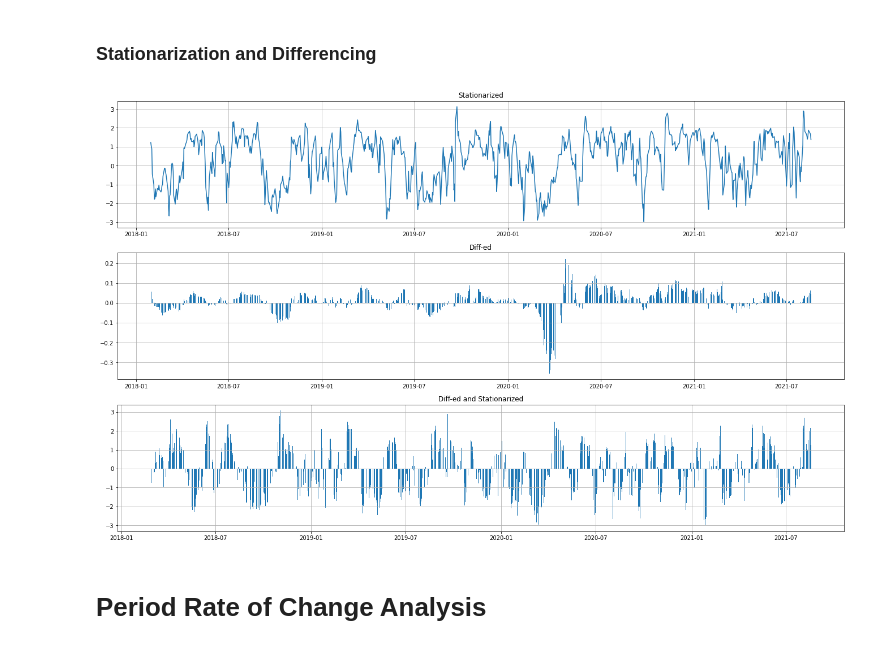
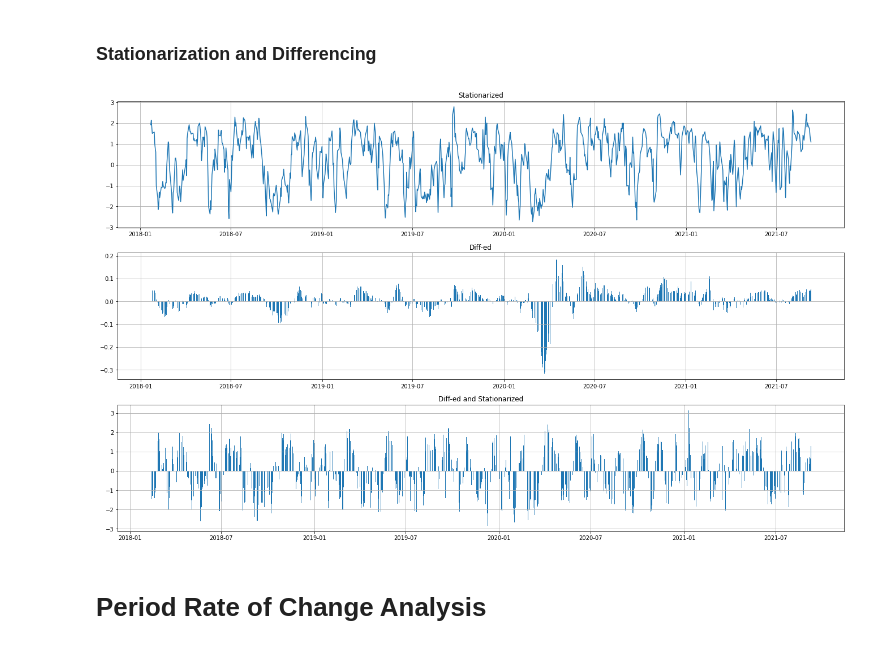
Before and after one commit to shayanrc/Mid-Covid-Market-Analysis, a Jupyter notebook: NIFTY_Options_Opportunity_Analysis.ipynb, the cells around one changed output. Cells and saved outputs as stored; diff of their text form; code cells hidden in the pictures.

```diff
--- a/NIFTY_Options_Opportunity_Analysis.ipynb
+++ b/NIFTY_Options_Opportunity_Analysis.ipynb
@@ -127,22 +127,23 @@ ax.grid()
 # %% [markdown]
 ### Stationarization and Differencing
 # %%
+trade_days_left = 15 # used as window size
 fig = plt.figure(figsize=(23,14))
 ax = fig.add_subplot(311)
-ax.plot(data_df.Close.rolling(20).apply(lambda x: (x[-1]-x.mean())/x.std()))
+ax.plot(data_df.Close.rolling(trade_days_left).apply(lambda x: (x[-1]-x.mean())/x.std()))
 ax.grid()
 ax.set_title('Stationarized')
 ax = fig.add_subplot(312)
-ax.bar(data_df.index, data_df.Close.rolling(20).apply(lambda x: (x[-1]-x[0])/x[0]))
+ax.bar(data_df.index, data_df.Close.rolling(trade_days_left).apply(lambda x: (x[-1]-x[0])/x[0]))
 ax.set_title('Diff-ed')
 ax.grid()
 ax = fig.add_subplot(313)
-ax.bar(data_df.index, data_df.Close.rolling(20).apply(lambda x: (x[-1]-x[0])).rolling(20).apply(lambda x: (x[-1]-x.mean())/x.std()))
+ax.bar(data_df.index, data_df.Close.rolling(trade_days_left).apply(lambda x: (x[-1]-x[0])).rolling(trade_days_left).apply(lambda x: (x[-1]-x.mean())/x.std()))
 ax.set_title('Diff-ed and Stationarized')
 # ax.bar(data_df.index, (data_df.Open - data_df.Close).rolling(20).apply(lambda x: (x[-1]-x.mean())/x.std()))
 ax.grid()
 # %% [output]
-[figure, old version]
+[figure, new version]
 # %% [markdown]
 # Period Rate of Change Analysis
 # %% [markdown]
```
Also changed, not shown: parts of 34 cells of this notebook.
